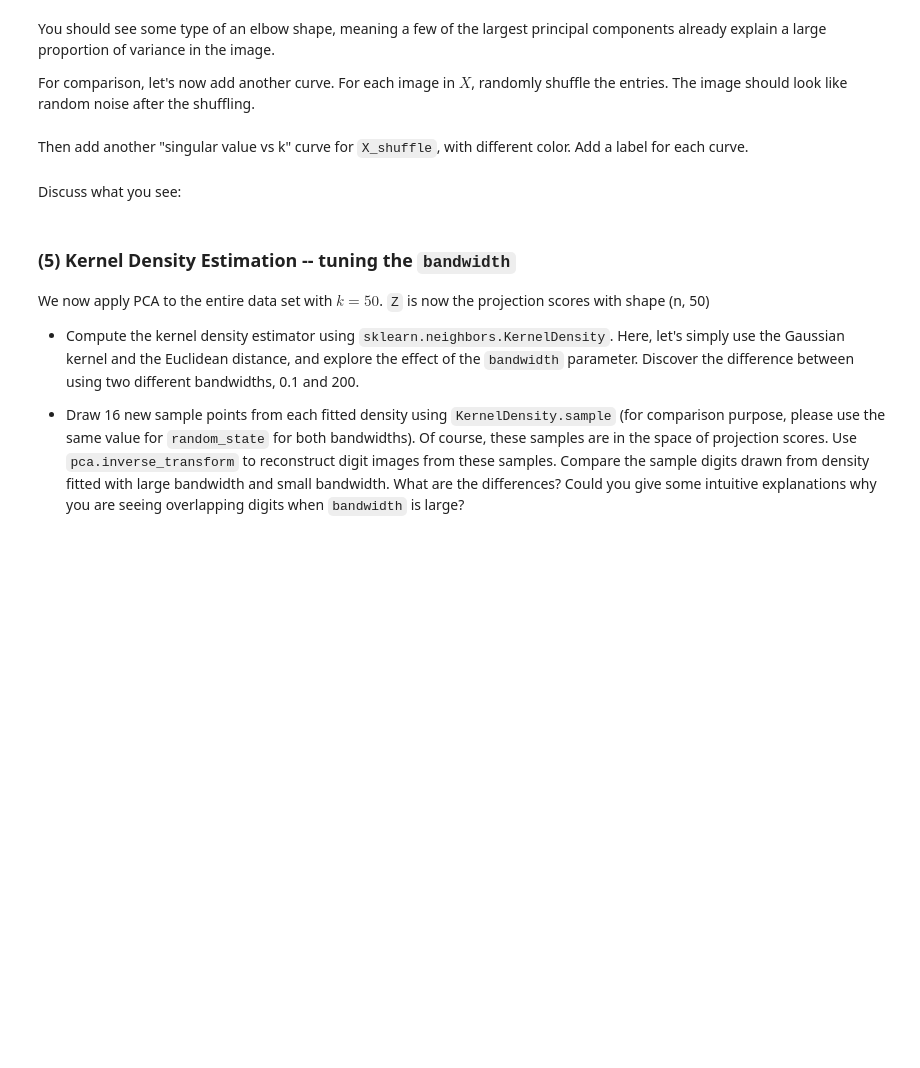
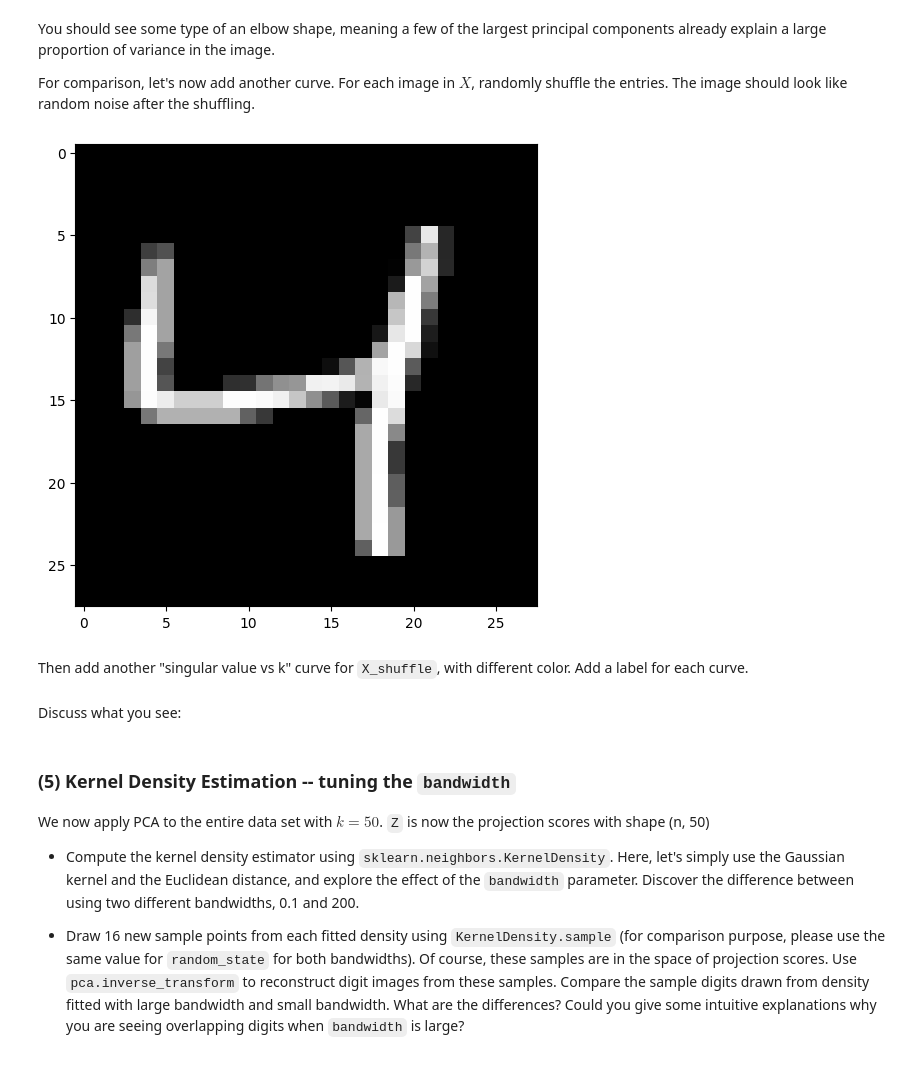
Before and after one commit to blingbangboom/142B-Final, a Jupyter notebook: Final_Project_STA142B_S25.ipynb, the cells around one changed output. Cells and saved outputs as stored; diff of their text form; code cells hidden in the pictures; blank space fills up the shorter version.

```diff
--- a/Final_Project_STA142B_S25.ipynb
+++ b/Final_Project_STA142B_S25.ipynb
@@ -164,11 +223,13 @@ For comparison, let's now add another curve. For each image in $X$, randomly shu
 # %%
 X_shuffle = X.copy()
 ##### your code starts here #####
 
-
+plt.figure(figsize=(6, 6))
 
 ##### your code ends here #####
 plt.imshow(X_shuffle[0].reshape((28, 28)), cmap="gray")
 plt.show()
+# %% [output]
+[figure, added]
 # %% [markdown]
 Then add another "singular value vs k" curve for `X_shuffle`, with different color. Add a label for each curve.
```
Also changed, not shown: parts of 12 cells of this notebook, 1 other file.
